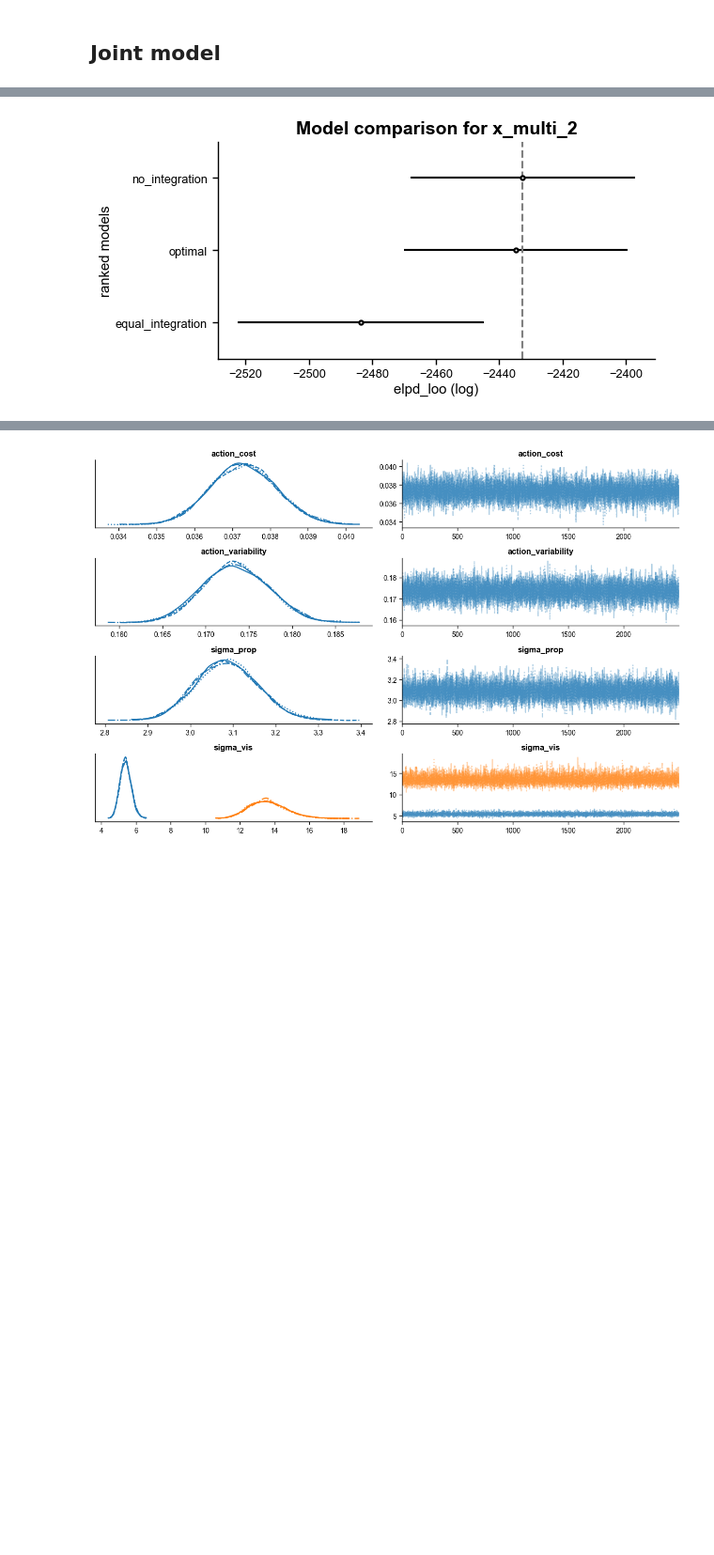
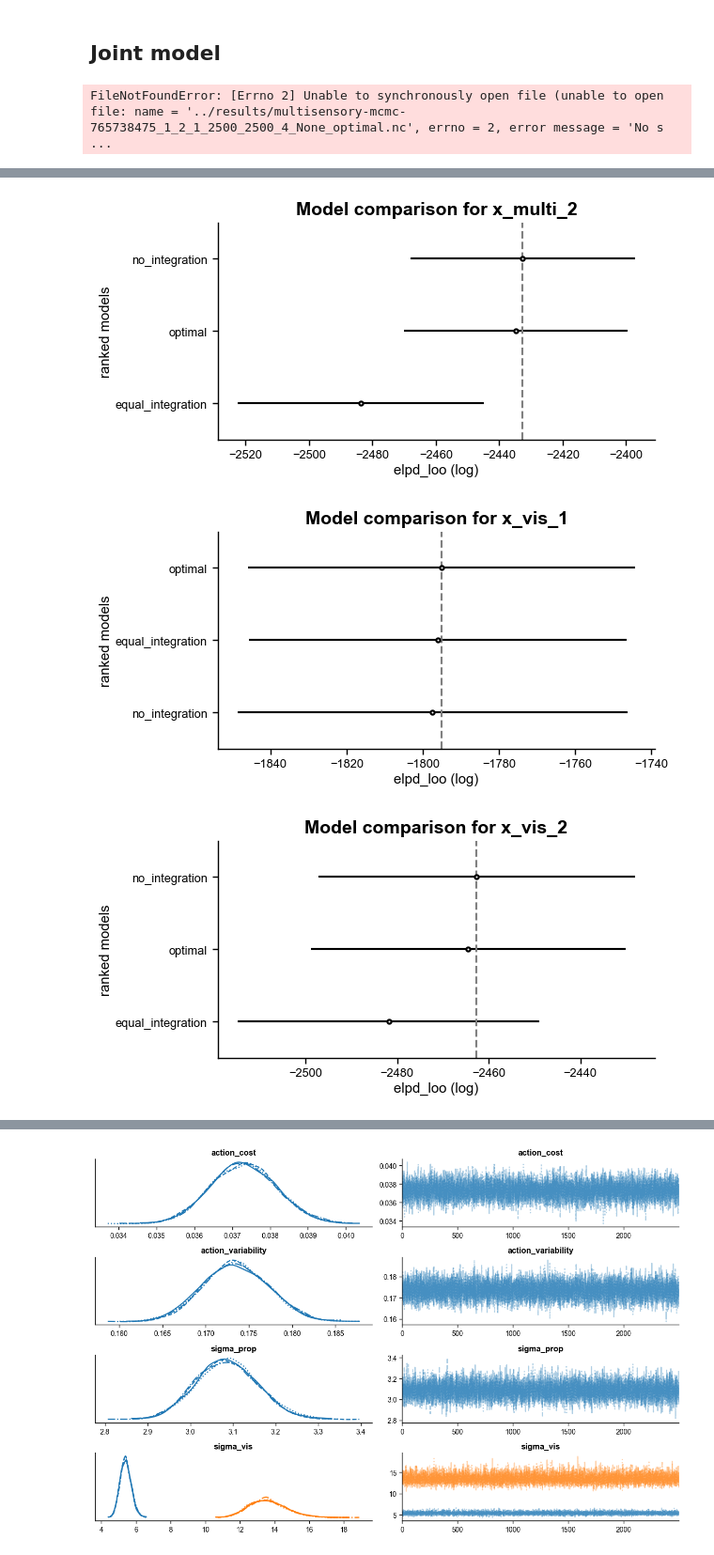
Before and after one commit to dominikstrb/cpp-proprioception, a Jupyter notebook: notebooks/ModelFitsMultisensorySingleCondition.ipynb, the cells around one changed output, grey strips where cells are left out. Shown at 94% size. Cells and saved outputs as stored; diff of their text form; code cells hidden in the pictures; blank space fills up the shorter version.

```diff
--- a/notebooks/ModelFitsMultisensory.ipynb
+++ b/notebooks/ModelFitsMultisensorySingleCondition.ipynb
@@ -307,16 +307,19 @@ Condition: prop, Vis Noise: 2
 # %% [markdown]
 ## Joint model
 # %%
-participant = 135033060
+participant = 765738475
 # participant = 212056115
 models = {model_name: az.from_netcdf(
                 f"../results/multisensory-mcmc-{participant}_1_2_1_2500_2500_4_None_{model_name}.nc"
             )
             for model_name in ["optimal", "no_integration", "equal_integration"]}
+# %% [output]
+FileNotFoundError: [Errno 2] Unable to synchronously open file (unable to open file: name = '../results/multisensory-mcmc-765738475_1_2_1_2500_2500_4_None_optimal.nc', errno = 2, error message = 'No s ...
 # %%
-for var_name in ["x_multi_1", "x_multi_2"]:
+for var_name in ["x_multi_1", "x_multi_2", "x_vis_1", "x_vis_2", "x_prop_1", "x_prop_2"]:
 
     comp_df = az.compare(models, var_name=var_name)
+    print(comp_df)
     axes = az.plot_compare(comp_df=comp_df)
     axes.set_title(f"Model comparison for {var_name}")
 # %% [output]
@@ -323,2 +343,4 @@ for var_name in ["x_multi_1", "x_multi_2"]:
 [figure]
 [figure]
+[figure, added]
+[figure, added]
```
Also changed, not shown: parts of 6 cells of this notebook, 2 other files.
